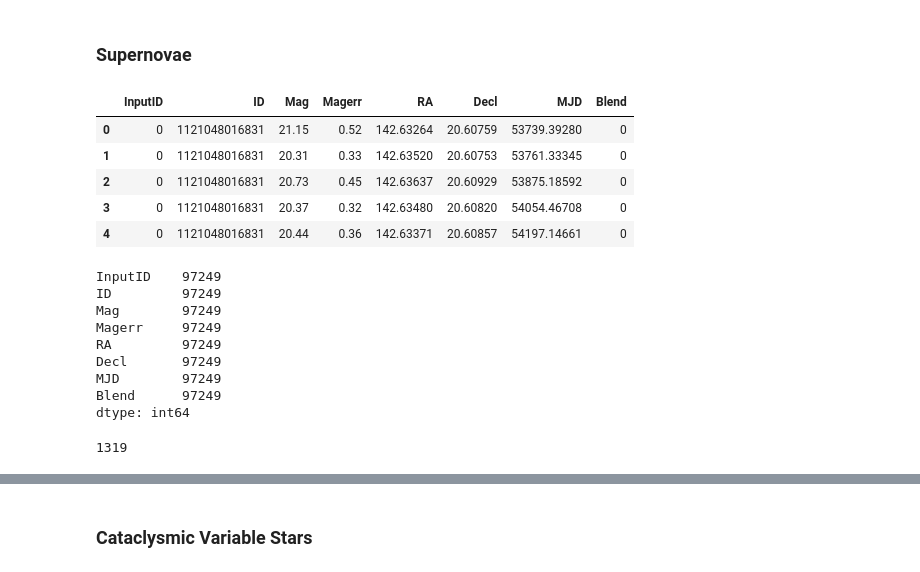
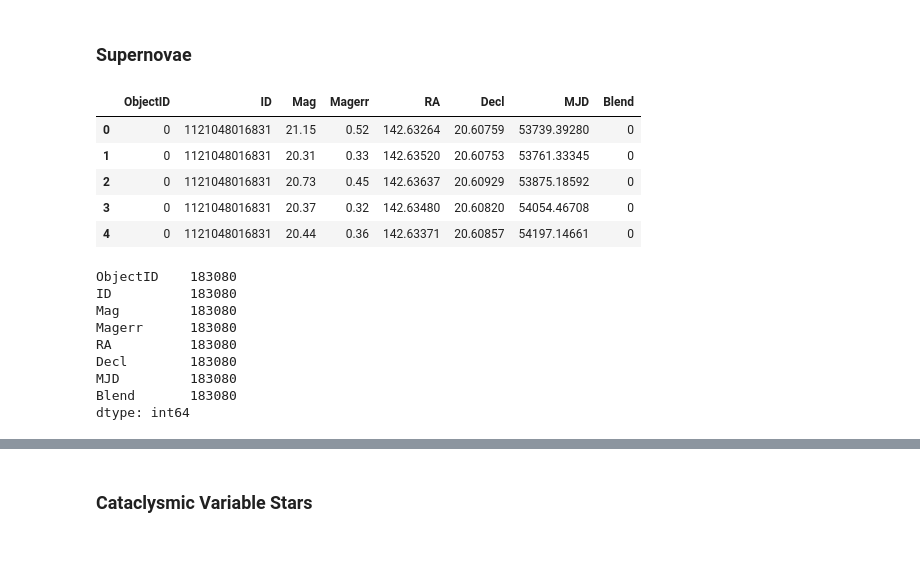
Before and after one commit to diegoalejogm/transient-recognition-lsst, a Jupyter notebook: notebooks/CRTS/CRTS Data Download & Exploration.ipynb, the cells around one changed output, grey strips where cells are left out. Saved outputs shown, nothing was run; the diff lists cells and outputs as text; code cells hidden in the pictures.

```diff
--- a/notebooks/CRTS/CRTS Data Download & Exploration.ipynb
+++ b/notebooks/CRTS/CRTS Data Download & Exploration.ipynb
@@ -32,7 +44,7 @@ while not done:
         df_light_curves = time.time(
             download.all_objects_light_curves,
             df_objects,
-            overwrite=False
+            overwrite=True
         )
         done = True
     except Exception as e:
@@ -82,7 +101,7 @@ Name: Mag, dtype: float64
 # %% [markdown]
 ### Supernovae
 # %%
-df_objects_supernovae = df_objects[df_objects['Type'] =='SUPERNOVAE']
+df_objects_supernovae = df_objects[df_objects.Type =='SUPERNOVAE']
 df_objects_supernovae.head()
 # %% [output]
 |  | clas | date | dec | ra | Type |
@@ -168,10 +187,10 @@ dtype: int64
 # %% [markdown]
 ### Supernovae
 # %%
-df_light_curves_supernovae = df_light_curves[df_light_curves['InputID'].isin(df_objects_supernovae.index)]
+df_light_curves_supernovae = df_light_curves[df_light_curves.ObjectID.isin(df_objects_supernovae.index)]
 df_light_curves_supernovae.head()
 # %% [output]
-|  | InputID | ID | Mag | Magerr | RA | Decl | MJD | Blend |
+|  | ObjectID | ID | Mag | Magerr | RA | Decl | MJD | Blend |
 | 0 | 0 | 1121048016831 | 21.15 | 0.52 | 142.63264 | 20.60759 | 53739.39280 | 0 |
 | 1 | 0 | 1121048016831 | 20.31 | 0.33 | 142.63520 | 20.60753 | 53761.33345 | 0 |
 | 2 | 0 | 1121048016831 | 20.73 | 0.45 | 142.63637 | 20.60929 | 53875.18592 | 0 |
@@ -180,17 +199,13 @@ df_light_curves_supernovae.head()
 # %%
 df_light_curves_supernovae.count()
 # %% [output]
-InputID    97249
-ID         97249
-Mag        97249
-Magerr     97249
-RA         97249
-Decl       97249
-MJD        97249
-Blend      97249
+ObjectID    183080
+ID          183080
+Mag         183080
+Magerr      183080
+RA          183080
+Decl        183080
+MJD         183080
+Blend       183080
 dtype: int64
-# %%
-len(df_light_curves_supernovae.InputID.unique())
-# %% [output]
-1319
 # %%
```
Also changed, not shown: parts of 36 cells of this notebook, 2 other files.
